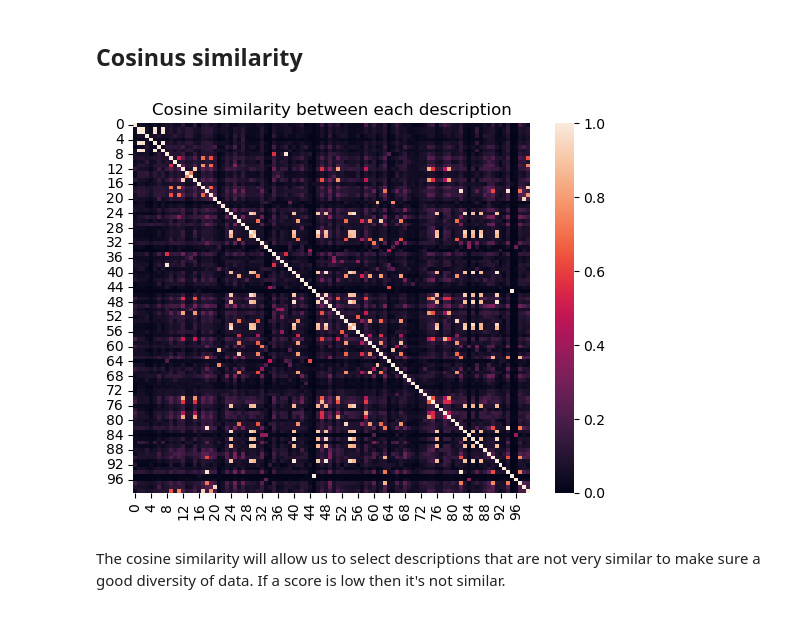
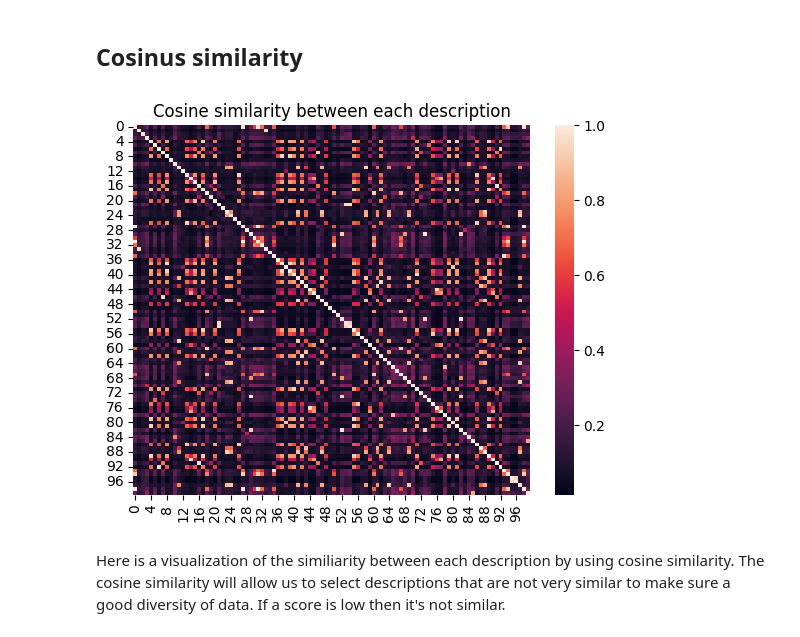
Before and after one commit to pierrepo/mdner, a Jupyter notebook: notebooks/annotation_analysis.ipynb, the cells around one changed output. Cells and saved outputs as stored; diff of their text form; code cells hidden in the pictures.

```diff
--- a/notebooks/annotation_analysis.ipynb
+++ b/notebooks/annotation_analysis.ipynb
@@ -56,9 +77,8 @@ pd.DataFrame(df["description_length"].describe()).transpose()
 # %%
-threshold = 600
-sns.kdeplot(data=df, x="description_length")
-plt.title("Density plot for the length column of description\nfor all dataset")
+threshold = df["description_length"].describe()["50%"]
+plt.title("Distribution for the length column of description\nfor all dataset")
+sns.histplot(data=df, x="description_length", kde=True)
 plt.axvline(x = threshold, color = "red", label = 'axvline - full height')
-plt.xlim(-1000,)
 plt.xlabel("Description length")
 print("Selected threshold : ", threshold)
 print("Number of description above the threshold : ", len(df[df["description_length"] > threshold]))
@@ -96,0 +96,20 @@ Here, we have 2080 .gro files which are composed of lipids only and 1920 of prot
+# %%
+# Load gro data
+gro = pd.read_parquet(
+    "https://sandbox.zenodo.org/record/1169962/files/gromacs_gro_files.parquet"
+)
+# Merge to obtain the description with the associated gro file.
+gro_data = pd.merge(
+    gro,
+    datasets,
+    how="left",
+    on=["dataset_id", "dataset_origin"],
+    validate="many_to_one",
+)
+
+# Select gro files associed to the selected descriptions
+gro_data.loc[:, "description_length"] = gro_data["description"].str.len() + gro_data["title"].str.len()
+if gro_data["description_length"].isnull().values.any():
+    gro_data = gro_data.dropna(subset=["description_length", "title", "description"])
+gro_data = gro_data[gro_data["description_length"] > threshold]
+print("Number of files: ", gro_data.shape[0])
@@ -128,13 +155,17 @@ Considering the selected threshold, the suppression of duplicates has resulted a
 # %% [markdown]
 ## Cosinus similarity
 # %%
-cols = ["title", "description"]
-df["corpus"] = df[cols].apply(lambda row: " ".join(row.values.astype(str)), axis=1)
+description_data = gro_data.copy()[["title", "description"]]
+# Remove duplicate description
+description_data = description_data.drop_duplicates("description")
+# Create corpus column
+description_data["corpus"] = description_data["title"] + " " + description_data["description"]
+# Calcul the cosine similarity
 vectorizer = TfidfVectorizer()
-trsfm = vectorizer.fit_transform(df["corpus"])
-data = pd.DataFrame([cosine_similarity(trsfm[i:i+1], trsfm)[0] for i in range(len(df["corpus"]))])
+trsfm = vectorizer.fit_transform(description_data["corpus"])
+data = pd.DataFrame([cosine_similarity(trsfm[i:i+1], trsfm)[0] for i in range(len(description_data["corpus"]))])
 heatmap = sns.heatmap(data.iloc[0:100, 0:100]).set(title="Cosine similarity between each description")
 # %% [output]
-[figure, old version]
+[figure, new version]
 # %% [markdown]
-The cosine similarity will allow us to select descriptions that are not very similar to make sure a good diversity of data. If a score is low then it's not similar.
+Here is a visualization of the similiarity between each description by using cosine similarity. The cosine similarity will allow us to select descriptions that are not very similar to make sure a good diversity of data. If a score is low then it's not similar.
```
Also changed, not shown: parts of 17 cells of this notebook.
